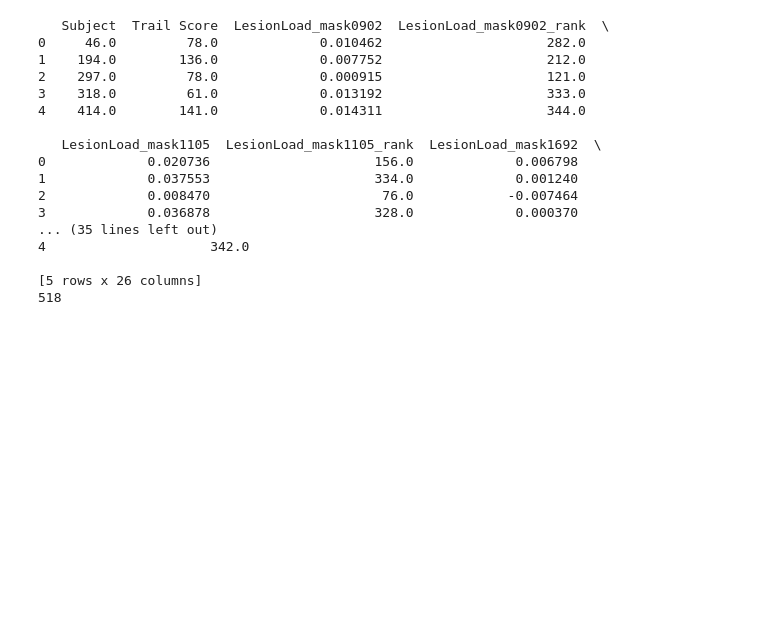
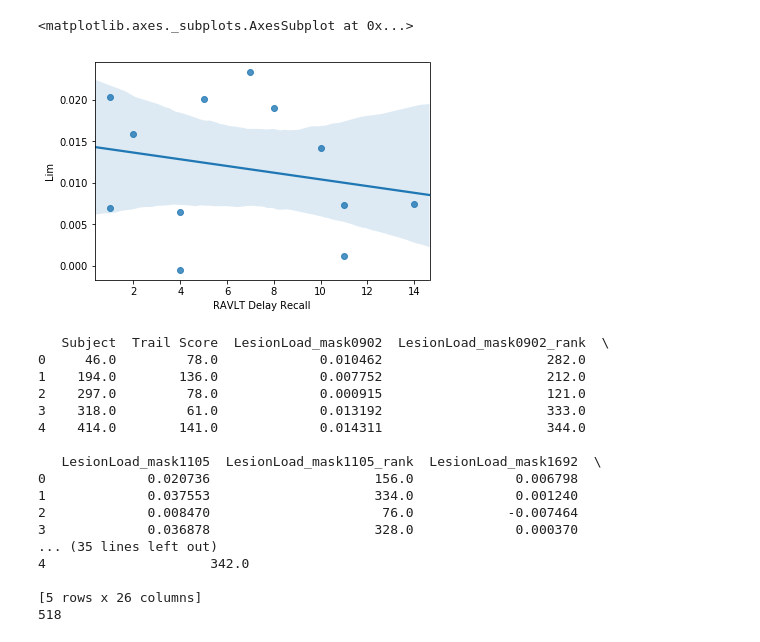
Before and after one commit to kaihwang/LesionNetwork, a Jupyter notebook: Lesion Analysis.ipynb, the cells around one changed output. Cells and saved outputs as stored; diff of their text form; code cells hidden in the pictures; blank space fills up the shorter version.

```diff
--- a/Lesion Analysis.ipynb
+++ b/Lesion Analysis.ipynb
@@ -6,3 +103,8 @@ import matplotlib.pyplot as plt
+# %%
+sns.regplot(x='RAVLT Delay Recall', y='Lim', data=df)
+# %% [output]
+<matplotlib.axes._subplots.AxesSubplot at 0x...>
+[figure, added]
 # %%
 sdf = pd.DataFrame(columns=['Subject', 'Trail Score'])
 # %%
```
Also changed, not shown: parts of 7 cells of this notebook, 1 other file.
